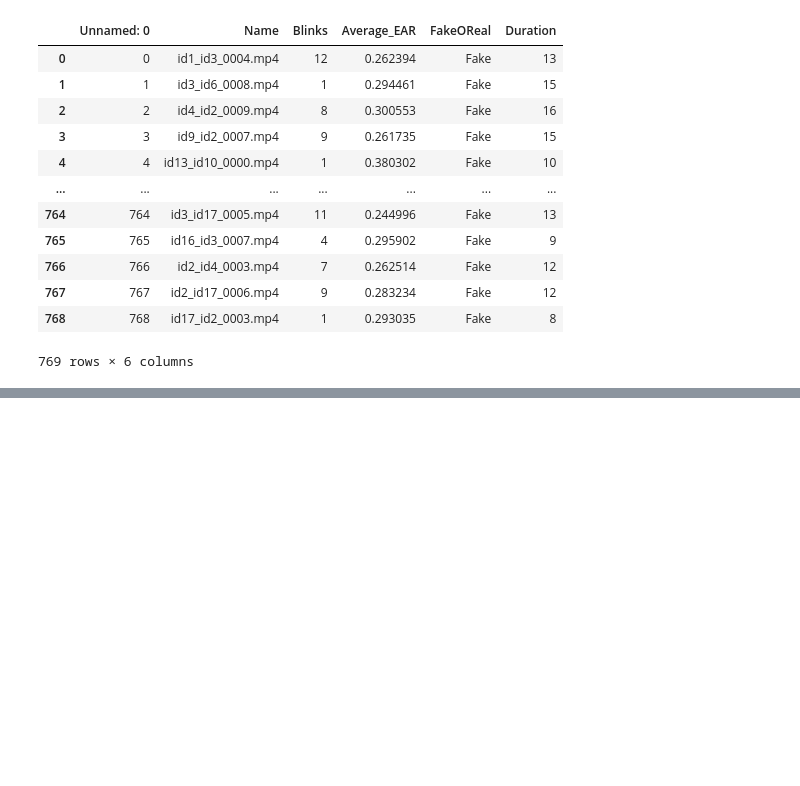
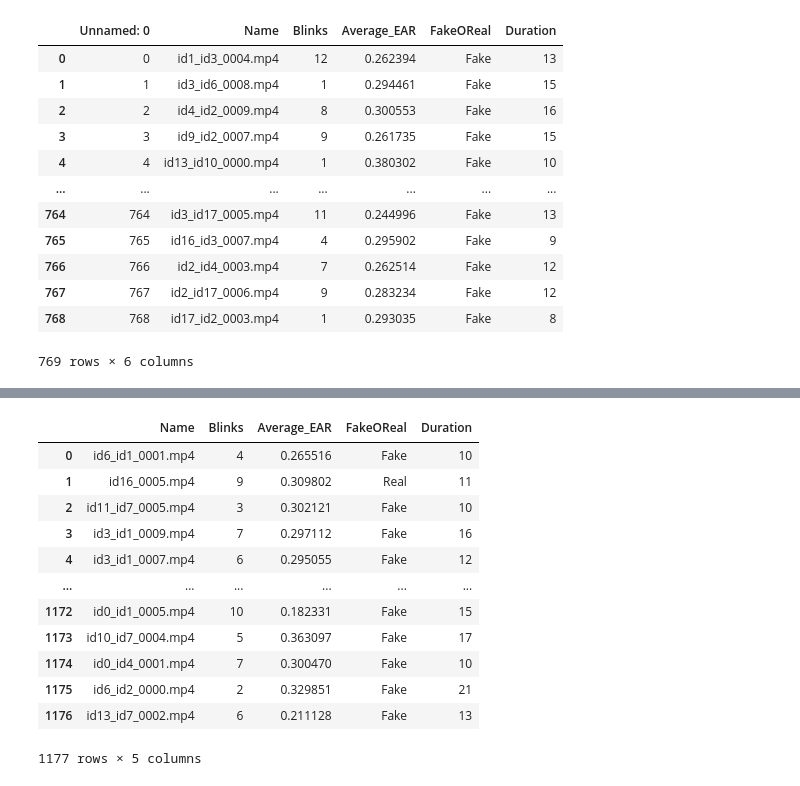
Before and after one commit to devansh1412/Eye-blink-detection, a Jupyter notebook: Eye-detect-from-frame/Notebook.ipynb, the cells around one changed output, grey strips where cells are left out. Cells and saved outputs as stored; diff of their text form; code cells hidden in the pictures; blank space fills up the shorter version.

Commit message:
added combined dataset

```diff
--- a/Eye-detect-from-frame/Notebook.ipynb
+++ b/Eye-detect-from-frame/Notebook.ipynb
@@ -375,0 +418,18 @@ csvfile2
+# %%
+finalData = pd.read_csv('DF-combined.csv', encoding='utf-8')
+# %%
+finalData
+# %% [output]
+|  | Name | Blinks | Average_EAR | FakeOReal | Duration |
+| 0 | id6_id1_0001.mp4 | 4 | 0.265516 | Fake | 10 |
+| 1 | id16_0005.mp4 | 9 | 0.309802 | Real | 11 |
+| 2 | id11_id7_0005.mp4 | 3 | 0.302121 | Fake | 10 |
+| 3 | id3_id1_0009.mp4 | 7 | 0.297112 | Fake | 16 |
+| 4 | id3_id1_0007.mp4 | 6 | 0.295055 | Fake | 12 |
+| ... | ... | ... | ... | ... | ... |
+| 1172 | id0_id1_0005.mp4 | 10 | 0.182331 | Fake | 15 |
+| 1173 | id10_id7_0004.mp4 | 5 | 0.363097 | Fake | 17 |
+| 1174 | id0_id4_0001.mp4 | 7 | 0.300470 | Fake | 10 |
+| 1175 | id6_id2_0000.mp4 | 2 | 0.329851 | Fake | 21 |
+| 1176 | id13_id7_0002.mp4 | 6 | 0.211128 | Fake | 13 |
+1177 rows × 5 columns
```
Also changed, not shown: parts of 7 cells of this notebook, 2 other files.
